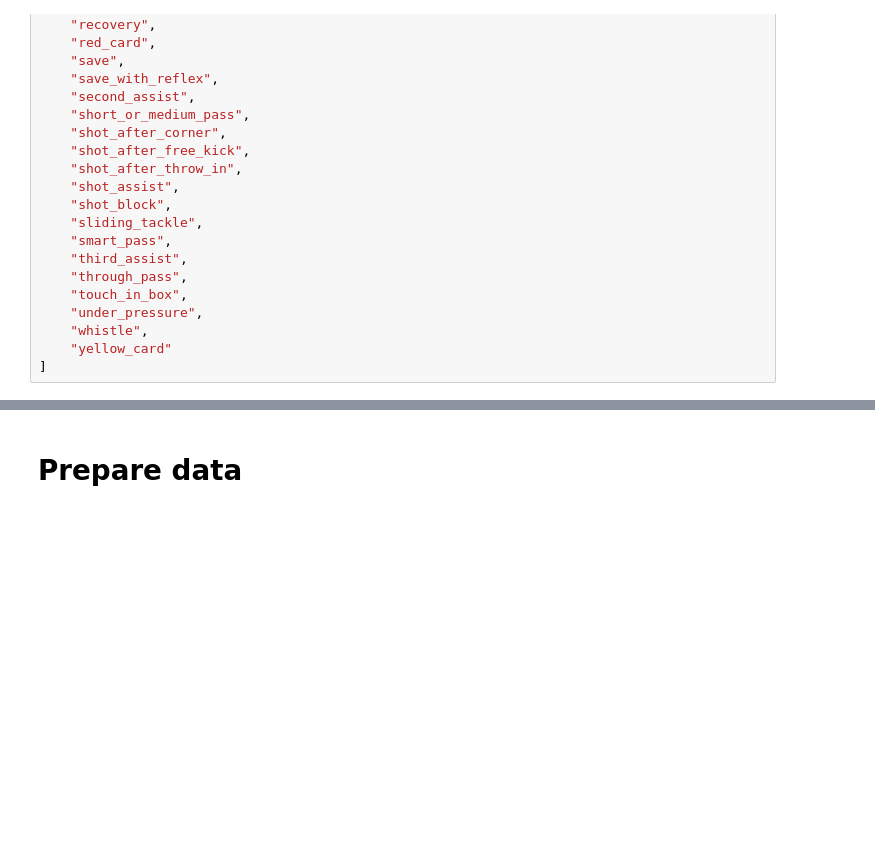
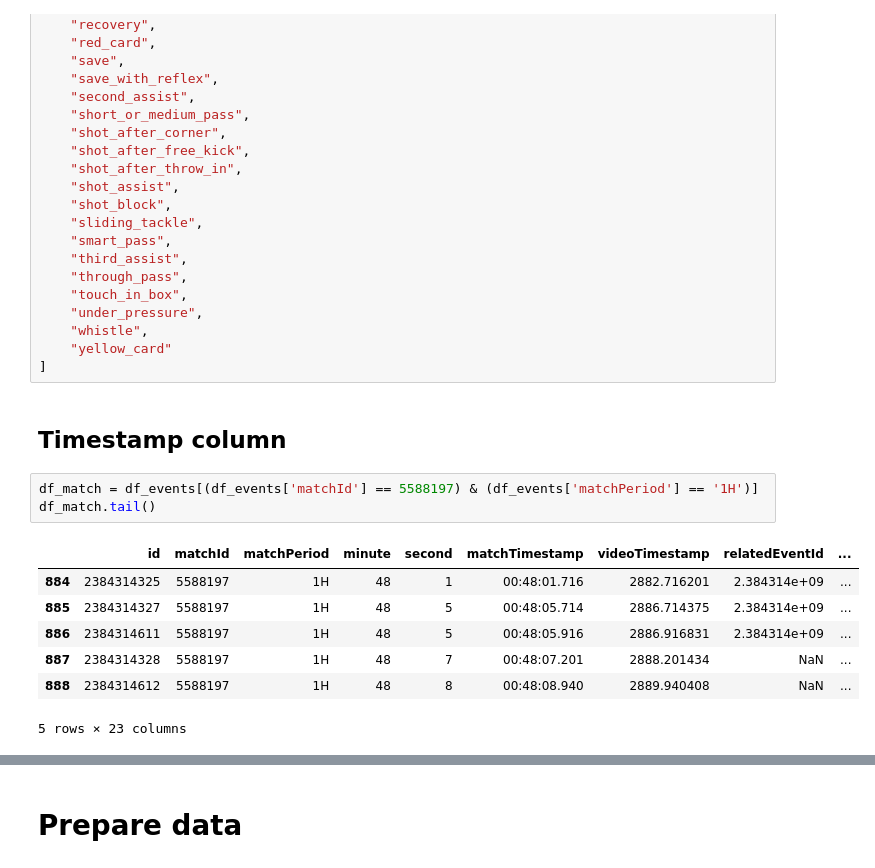
Before and after one commit to MarijnSt/soccermatics-project-2, a Jupyter notebook: notebooks/expected_danger.ipynb, the cells around one changed output, grey strips where cells are left out. Cells and saved outputs as stored; diff of their text form; blank space fills up the shorter version.

```diff
--- a/notebooks/expected_danger.ipynb
+++ b/notebooks/expected_danger.ipynb
@@ -204,3 +204,16 @@ secondary_types = [
     "whistle",
     "yellow_card"
 ]
+# %% [markdown]
+## Timestamp column
+# %%
+df_match = df_events[(df_events['matchId'] == 5588197) & (df_events['matchPeriod'] == '1H')]
+df_match.tail()
+# %% [output]
+|  | id | matchId | matchPeriod | minute | second | matchTimestamp | videoTimestamp | relatedEventId | ... |
+| 884 | 2384314325 | 5588197 | 1H | 48 | 1 | 00:48:01.716 | 2882.716201 | 2.384314e+09 | ... |
+| 885 | 2384314327 | 5588197 | 1H | 48 | 5 | 00:48:05.714 | 2886.714375 | 2.384314e+09 | ... |
+| 886 | 2384314611 | 5588197 | 1H | 48 | 5 | 00:48:05.916 | 2886.916831 | 2.384314e+09 | ... |
+| 887 | 2384314328 | 5588197 | 1H | 48 | 7 | 00:48:07.201 | 2888.201434 | NaN | ... |
+| 888 | 2384314612 | 5588197 | 1H | 48 | 8 | 00:48:08.940 | 2889.940408 | NaN | ... |
+5 rows × 23 columns
```
Also changed, not shown: parts of 4 cells of this notebook.
